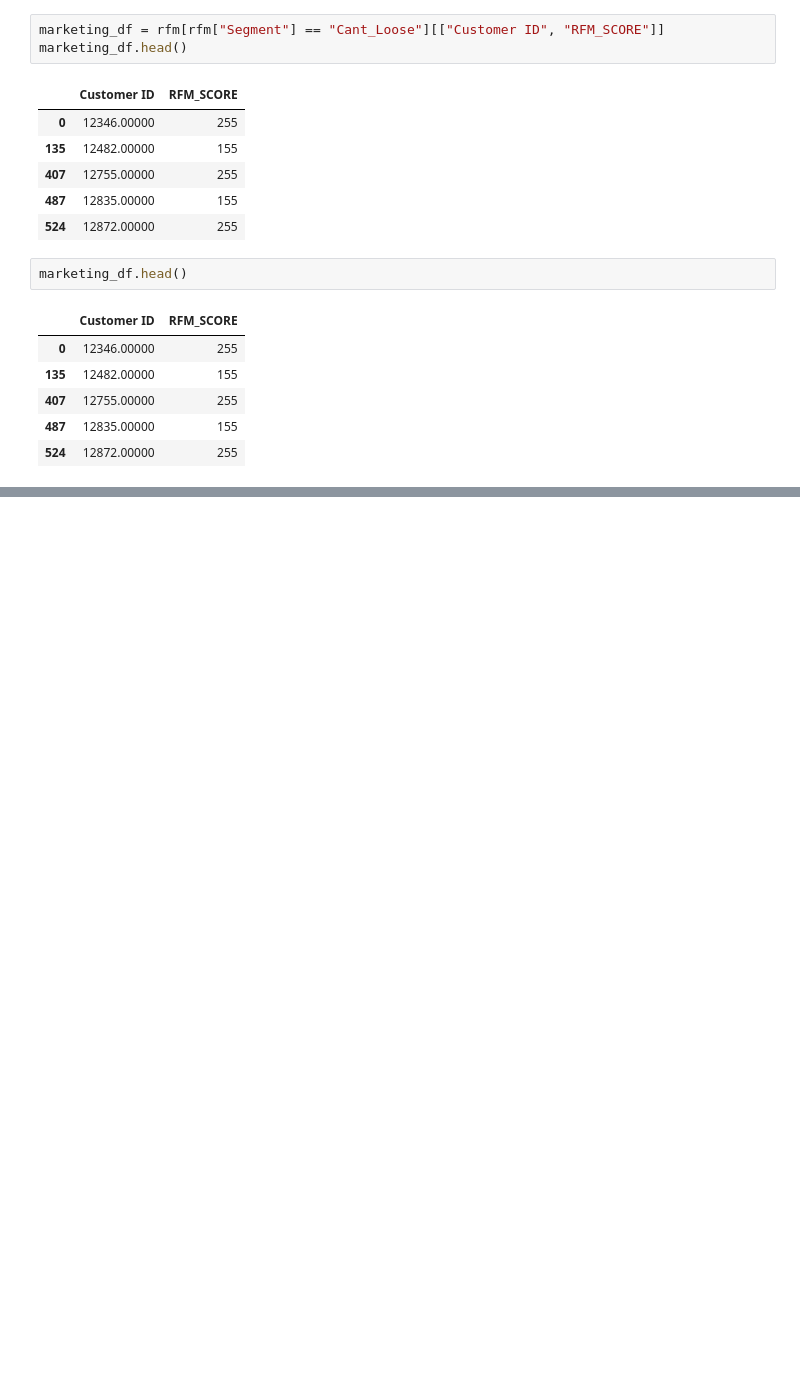
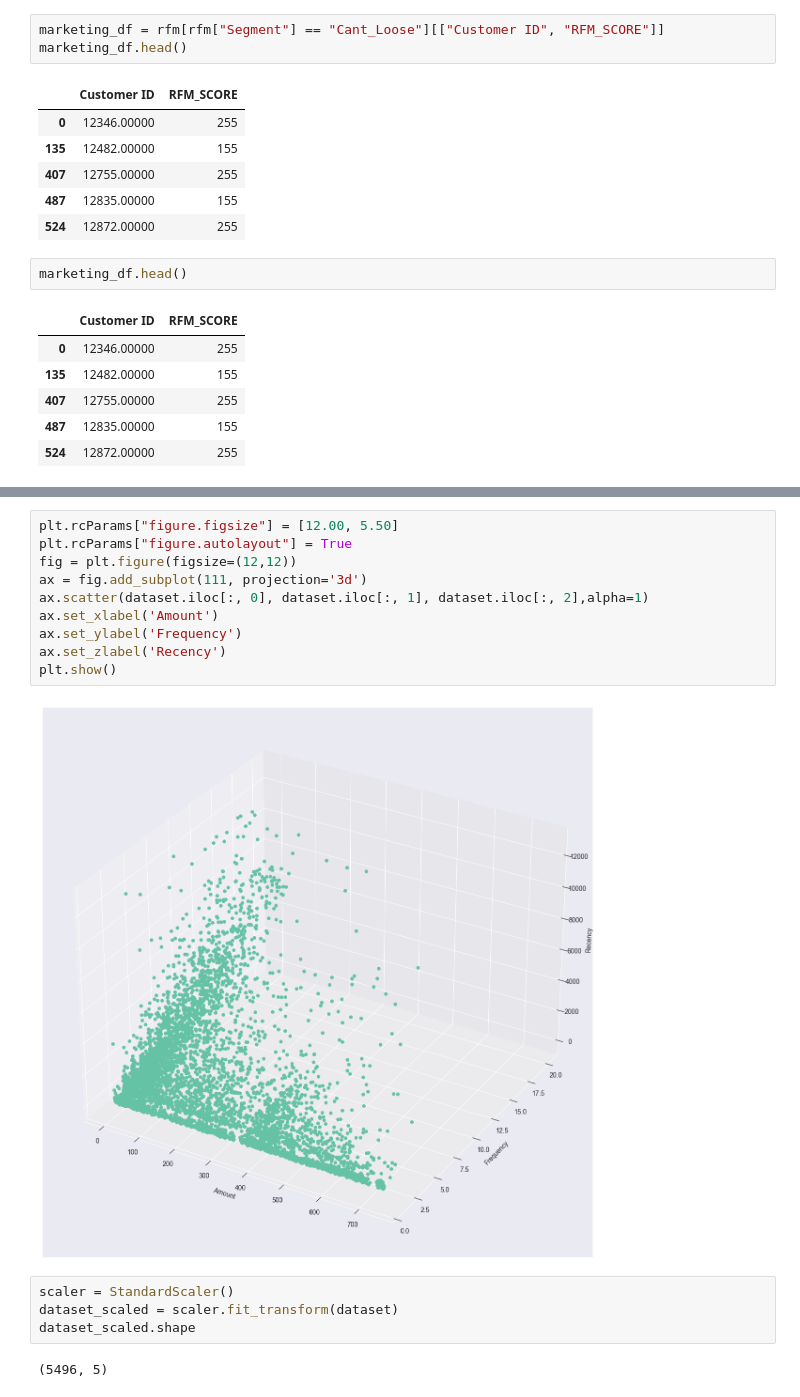
Before and after one commit to jonamadk/Customer-RFM-Analysis, a Jupyter notebook: analysis.ipynb, the cells around one changed output, grey strips where cells are left out. Drawn from its saved outputs; the diff is of its cells as text; blank space fills up the shorter version.

```diff
--- a/analysis.ipynb
+++ b/analysis.ipynb
@@ -721,0 +685,18 @@ plt.show()
+# %%
+plt.rcParams["figure.figsize"] = [12.00, 5.50]
+plt.rcParams["figure.autolayout"] = True
+fig = plt.figure(figsize=(12,12))
+ax = fig.add_subplot(111, projection='3d')
+ax.scatter(dataset.iloc[:, 0], dataset.iloc[:, 1], dataset.iloc[:, 2],alpha=1)
+ax.set_xlabel('Amount')
+ax.set_ylabel('Frequency')
+ax.set_zlabel('Recency')
+plt.show()
+# %% [output]
+[figure, added]
+# %%
+scaler = StandardScaler()
+dataset_scaled = scaler.fit_transform(dataset)
+dataset_scaled.shape
+# %% [output]
+(5496, 5)
```
Also changed, not shown: parts of 46 cells of this notebook.
